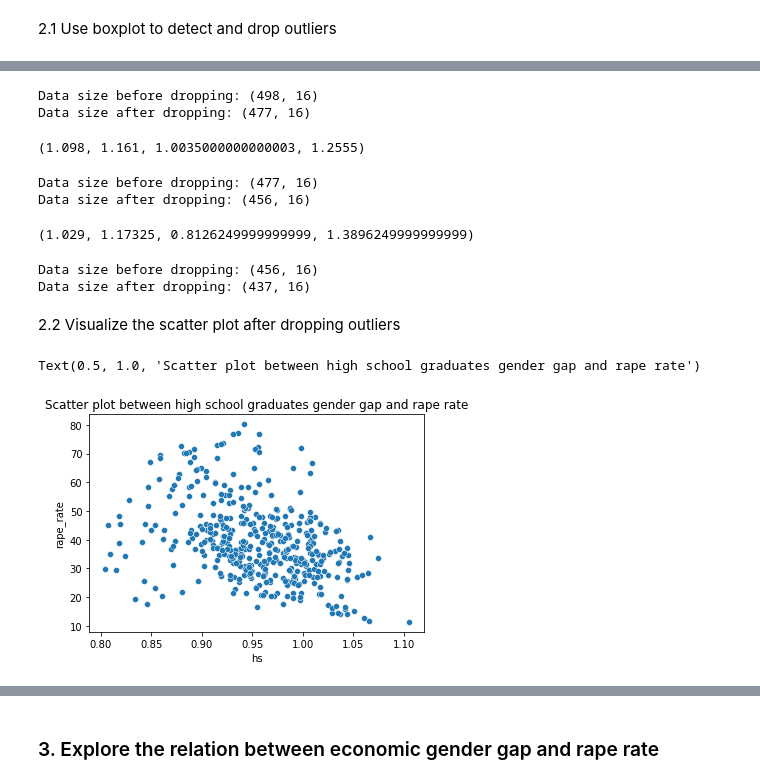
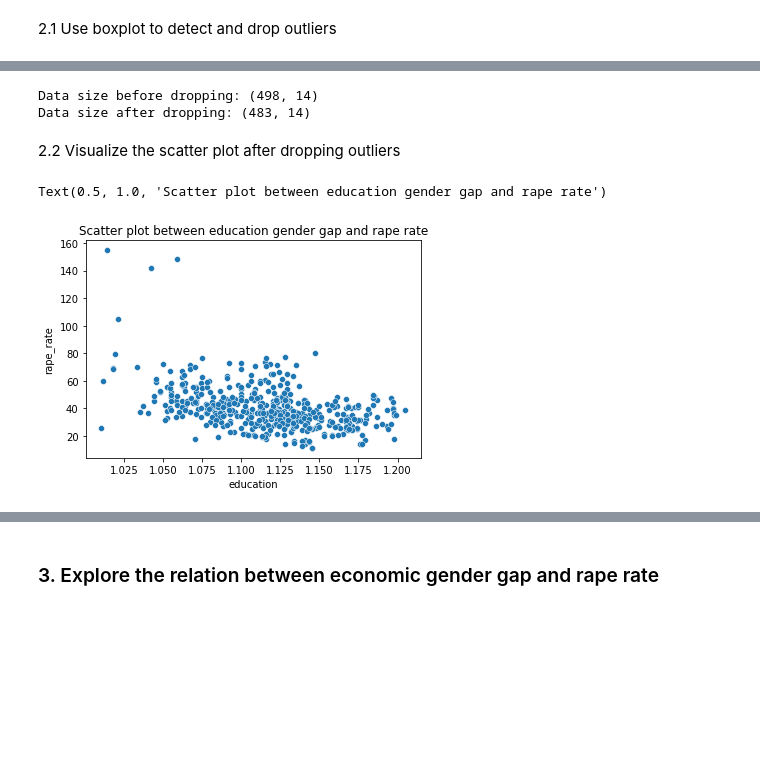
Before and after one commit to macs30122-winter23/final-project-233-not-found, a Jupyter notebook: EDA_April.ipynb, the cells around one changed output, grey strips where cells are left out. Cells and saved outputs as stored; diff of their text form; code cells hidden in the pictures; blank space fills up the shorter version.

Commit message:
changed education and life expectancy

```diff
--- a/EDA_April.ipynb
+++ b/EDA_April.ipynb
@@ -153,54 +153,16 @@ Q1, Q3, lower_thresh, upper_thresh
 # %%
-# Drop high school graduates gender gap outliers
 print("Data size before dropping:", data_df.shape)
-data_df.drop(data_df[data_df["hs"] > 1.107].index, inplace=True)
-data_df.drop(data_df[data_df["hs"] < 0.803].index, inplace=True)
+data_df.drop(data_df[data_df["education"] > 1.2246].index, inplace=True)
+data_df.drop(data_df[data_df["education"] < 1.0016].index, inplace=True)
 print("Data size after dropping:", data_df.shape)
 # %% [output]
-Data size before dropping: (498, 16)
-Data size after dropping: (477, 16)
+Data size before dropping: (498, 14)
+Data size after dropping: (483, 14)
-# %%
-# Detect bachelor graduates gender gap outliers
-Q1 = data_df["bachelor"].quantile(0.25)
-Q3 = data_df["bachelor"].quantile(0.75)
-IQR = Q3 - Q1
-lower_thresh = Q1 - 1.5*IQR
-upper_thresh = Q3 + 1.5*IQR
-Q1, Q3, lower_thresh, upper_thresh
-# %% [output]
-(1.098, 1.161, 1.0035000000000003, 1.2555)
-# %%
-# Drop bachelor school graduates gender gap outliers
-print("Data size before dropping:", data_df.shape)
-data_df.drop(data_df[data_df["bachelor"] > 1.256].index, inplace=True)
-data_df.drop(data_df[data_df["bachelor"] < 1.004].index, inplace=True)
-print("Data size after dropping:", data_df.shape)
-# %% [output]
-Data size before dropping: (477, 16)
-Data size after dropping: (456, 16)
-# %%
-# Detect graduate school graduates gender gap outliers
-Q1 = data_df["graduate"].quantile(0.25)
-Q3 = data_df["graduate"].quantile(0.75)
-IQR = Q3 - Q1
-lower_thresh = Q1 - 1.5*IQR
-upper_thresh = Q3 + 1.5*IQR
-Q1, Q3, lower_thresh, upper_thresh
-# %% [output]
-(1.029, 1.17325, 0.8126249999999999, 1.3896249999999999)
-# %%
-print("Data size before dropping:", data_df.shape)
-data_df.drop(data_df[data_df["graduate"] > 1.390].index, inplace=True)
-data_df.drop(data_df[data_df["graduate"] < 0.813].index, inplace=True)
-print("Data size after dropping:", data_df.shape)
-# %% [output]
-Data size before dropping: (456, 16)
-Data size after dropping: (437, 16)
 # %% [markdown]
 2.2 Visualize the scatter plot after dropping outliers
 # %%
-sns.scatterplot(data=data_df[["hs", "rape_rate"]], x="hs", y="rape_rate")
-plt.title("Scatter plot between high school graduates gender gap and rape rate")
+sns.scatterplot(data=data_df[["education", "rape_rate"]], x="education", y="rape_rate")
+plt.title("Scatter plot between education gender gap and rape rate")
 # %% [output]
-Text(0.5, 1.0, 'Scatter plot between high school graduates gender gap and rape rate')
+Text(0.5, 1.0, 'Scatter plot between education gender gap and rape rate')
-[figure, old version]
+[figure, new version]
```
Also changed, not shown: parts of 55 cells of this notebook.
